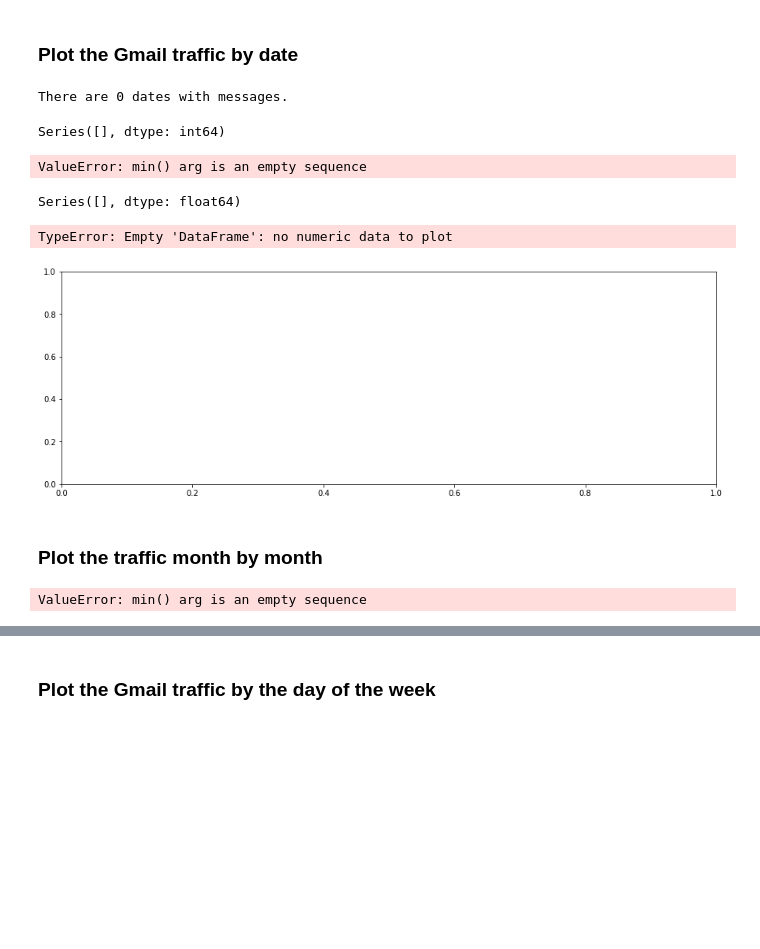
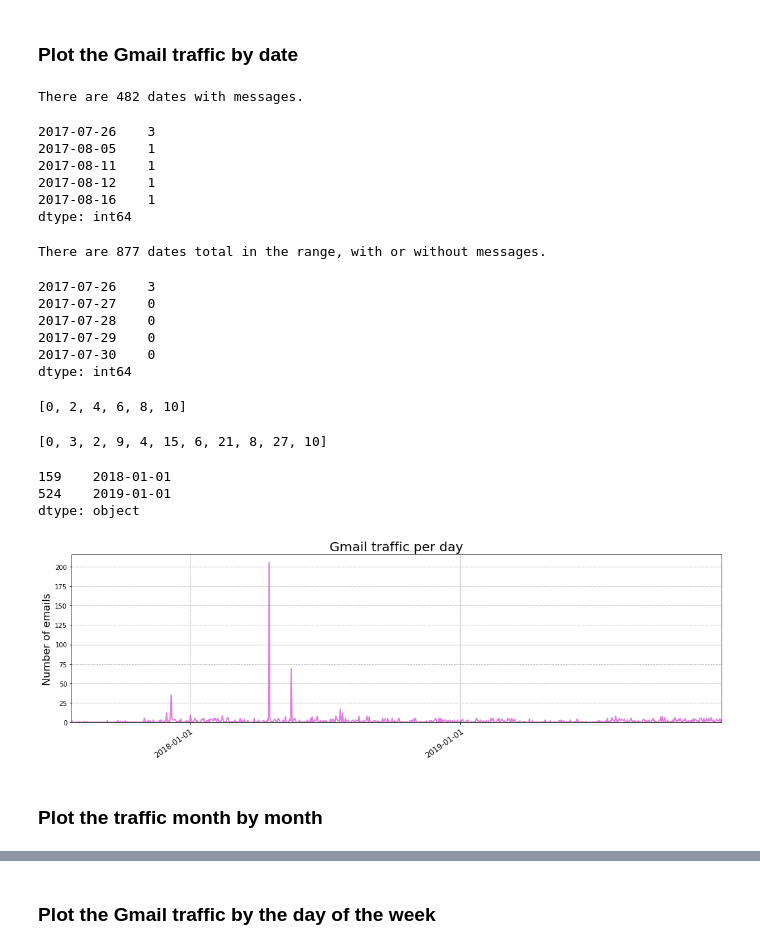
Before and after one commit to GirishaDevara/crrcoe, a Jupyter notebook: 2019-12-20.ipynb, the cells around one changed output, grey strips where cells are left out. Drawn from its saved outputs; the diff is of its cells as text; code cells hidden in the pictures; blank space fills up the shorter version.

```diff
--- a/2019-12-20.ipynb
+++ b/2019-12-20.ipynb
@@ -7,8 +7,8 @@ import matplotlib.pyplot as plt, matplotlib.font_manager as fm
 from dateutil.parser import parse as parse_datetime
 %matplotlib inline
 # %%
-# define the fonts to use for plots
-family = 'Myriad Pro'
+#define the fonts to use for plots
+family = 'ZING RUST'
 title_font = fm.FontProperties(family=family, style='normal', size=20, weight='normal', stretch='normal')
 label_font = fm.FontProperties(family=family, style='normal', size=16, weight='normal', stretch='normal')
 ticks_font = fm.FontProperties(family=family, style='normal', size=12, weight='normal', stretch='normal')
@@ -16,7 +16,7 @@ ticks_font = fm.FontProperties(family=family, style='normal', size=12, weight='n
 ### Load the Gmail archive and parse dates/times from messages¶
 # %%
 # load the mbox file
-path = 'gmail.mbox'
+path = 'C:/Users/CRRITDEPT/Desktop/Takeout/Mail/mail.mbox'
 mbox = mailbox.mbox(path)
 print('There are {:,} messages in the archive.'.format(len(mbox)))
 # %% [output]
@@ -51,8 +51,13 @@ date_counts = pd.Series(all_dates).value_counts().sort_index()
 print('There are {:,} dates with messages.'.format(len(date_counts)))
 date_counts.head()
 # %% [output]
-There are 0 dates with messages.
+There are 482 dates with messages.
-Series([], dtype: int64)
+2017-07-26    3
+2017-08-05    1
+2017-08-11    1
+2017-08-12    1
+2017-08-16    1
+dtype: int64
 # %%
 # not every date necessarily has a message, so fill in missing dates in the range with zeros
 date_range = pd.date_range(start=min(all_dates), end=max(all_dates), freq='D')
@@ -62,33 +67,49 @@ date_counts = date_counts.reindex(index, fill_value=0)
 print('There are {:,} dates total in the range, with or without messages.'.format(len(date_counts)))
 date_counts.head()
 # %% [output]
-ValueError: min() arg is an empty sequence
+There are 877 dates total in the range, with or without messages.
+2017-07-26    3
+2017-07-27    0
+2017-07-28    0
+2017-07-29    0
+2017-07-30    0
+dtype: int64
+# %%
+[i for i in range(11) if i % 2 == 0]
+# %% [output]
+[0, 2, 4, 6, 8, 10]
+# %%
+[i if i%2 == 0 else i*3 for i in range(11)]
+# %% [output]
+[0, 3, 2, 9, 4, 15, 6, 21, 8, 27, 10]
 # %%
 # create a series of labels for the plot: each new year's day
 xlabels = pd.Series([label if '01-01' in label else None for label in date_counts.index])
 xlabels = xlabels[pd.notnull(xlabels)]
 xlabels.head()
 # %% [output]
-Series([], dtype: float64)
+159    2018-01-01
+524    2019-01-01
+dtype: object
 # %%
 
 # plot the counts per day
 fig = plt.figure(figsize=[15, 5])
-ax = date_counts.plot(kind='line', linewidth=0.5, alpha=0.5, color='m')
+ax = date_counts.plot(kind='line', linewidth=2, alpha=0.5, color='m')
 
 ax.set_ylim(bottom=0)
 ax.grid(True, linestyle='--')
 ax.set_xticks(xlabels.index)
-ax.set_xticklabels(xlabels, rotation=35, rotation_mode='anchor', ha='right', fontproperties=ticks_font)
+ax.set_xticklabels(xlabels, rotation=35, rotation_mode='anchor',
+                   ha='right', fontproperties=ticks_font)
 ax.set_ylabel('Number of emails', fontproperties=label_font)
 ax.set_title('Gmail traffic per day', fontproperties=title_font)
 
 fig.tight_layout()
-fig.savefig('images/gmail-traffic-day.png', dpi=96)
+fig.savefig('gmail-traffic-day.png', dpi=96)
 plt.show()
 # %% [output]
-TypeError: Empty 'DataFrame': no numeric data to plot
-[figure, old version]
+[figure, new version]
 # %% [markdown]
 ### Plot the traffic month by month
 # %%
@@ -97,12 +118,11 @@ all_months = [x[:-3] for x in all_dates]
 month_counts = pd.Series(all_months).value_counts().sort_index()
 # %%
 # not every month necessarily has a message, so fill in missing months in the range with zeros
-date_range = pd.date_range(start=min(all_dates), end=max(all_dates), freq='D')
+date_range = pd.date_range(start=min(all_dates), end=max(all_dates),
+                           freq='D')
 months_range = date_range.map(lambda x: str(x.date())[:-3])
 index = np.unique(months_range)
 month_counts = month_counts.reindex(index, fill_value=0)
-# %% [output]
-ValueError: min() arg is an empty sequence
 # %%
 # create a series of labels for the plot: each january
 xlabels = pd.Series([label if '-01' in label else None for label in month_counts.index])
```
Also changed, not shown: parts of 37 cells of this notebook, 8 other files.
